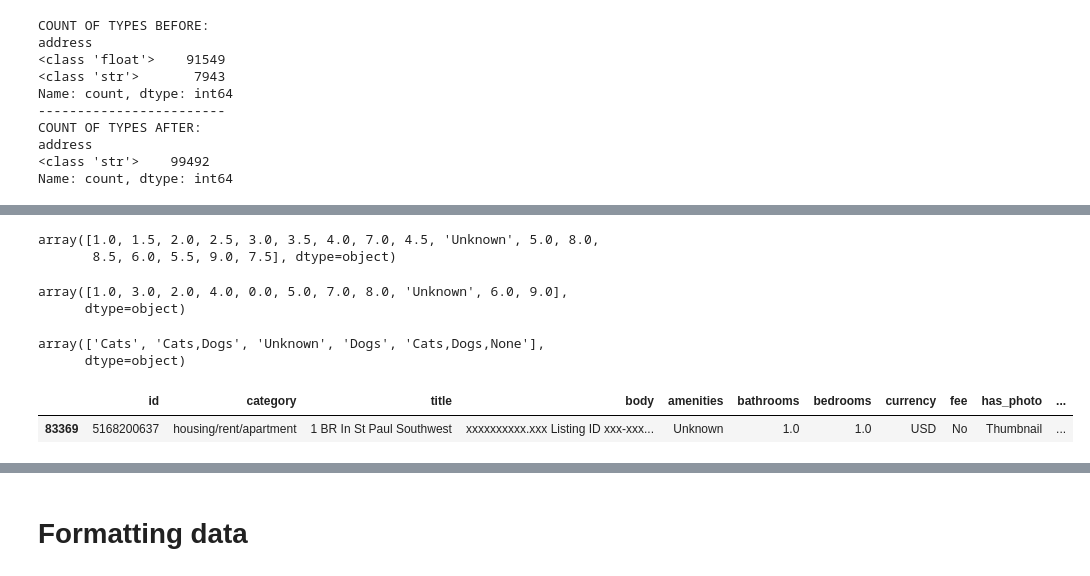
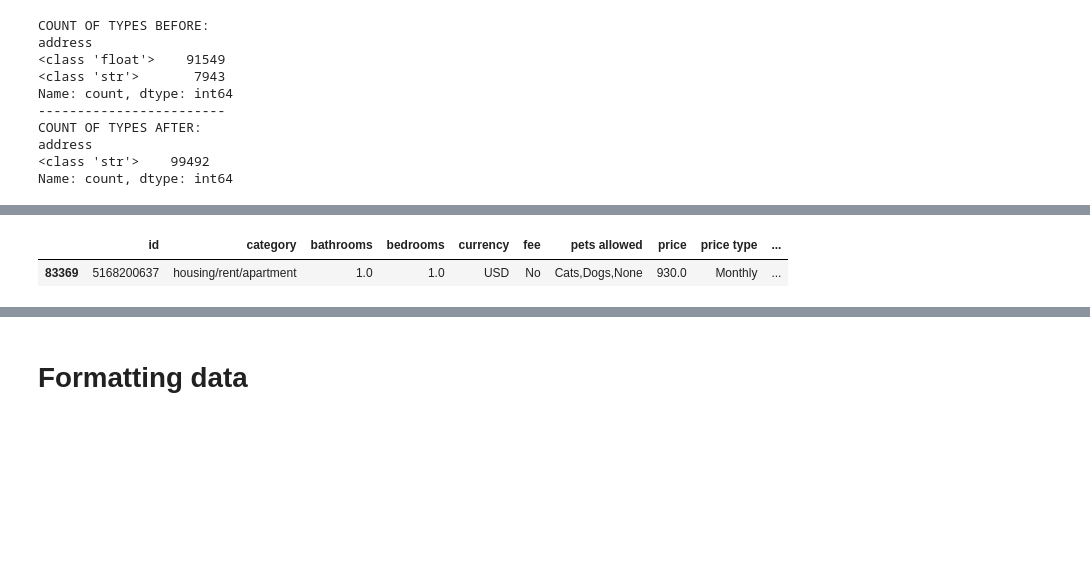
Before and after one commit to tghcb9/dataanalytics-project1-group6, a Jupyter notebook: personal_folders/tyler_work/Data Review.ipynb, the cells around one changed output, grey strips where cells are left out. Saved outputs shown, nothing was run; the diff lists cells and outputs as text; code cells hidden in the pictures; blank space fills up the shorter version.

```diff
--- a/personal_folders/tyler_work/Data Review.ipynb
+++ b/personal_folders/tyler_work/Data Review.ipynb
@@ -65,23 +100,16 @@ data["amenities"] = data["amenities"].fillna("Unknown") # CLEANING
-# %%
-data["bathrooms"] = data["bathrooms"].fillna("Unknown") # CLEANING
-data["bathrooms"].unique()
-# %% [output]
-array([1.0, 1.5, 2.0, 2.5, 3.0, 3.5, 4.0, 7.0, 4.5, 'Unknown', 5.0, 8.0,
-       8.5, 6.0, 5.5, 9.0, 7.5], dtype=object)
-# %%
-data["bedrooms"] = data["bedrooms"].fillna("Unknown") # CLEANING
-data["bedrooms"].unique()
-# %% [output]
-array([1.0, 3.0, 2.0, 4.0, 0.0, 5.0, 7.0, 8.0, 'Unknown', 6.0, 9.0],
-      dtype=object)
-# %%
-data["pets_allowed"] = data["pets_allowed"].fillna("Unknown") # CLEANING
-data["pets_allowed"].unique()
-# %% [output]
-array(['Cats', 'Cats,Dogs', 'Unknown', 'Dogs', 'Cats,Dogs,None'],
-      dtype=object)
+# %%
+data = data.fillna({
+    "bathrooms": "Unknown",
+    "bedrooms": "Unknown",
+    "pets allowed": "Unknown",
+    "price": "Unknown",
+    "city": "Unknown",
+    "state": "Unknown",
+    "latitude": "Unknown",
+    "longitude": "Unknown",
+})
 # %%
- data[data["pets_allowed"] == "Cats,Dogs,None"]
+ data[data["pets allowed"] == "Cats,Dogs,None"]
 # %% [output]
-|  | id | category | title | body | amenities | bathrooms | bedrooms | currency | fee | has_photo | ... |
-| 83369 | 5168200637 | housing/rent/apartment | 1 BR In St Paul Southwest | xxxxxxxxxx.xxx Listing ID xxx-xxx... | Unknown | 1.0 | 1.0 | USD | No | Thumbnail | ... |
+|  | id | category | bathrooms | bedrooms | currency | fee | pets allowed | price | price type | ... |
+| 83369 | 5168200637 | housing/rent/apartment | 1.0 | 1.0 | USD | No | Cats,Dogs,None | 930.0 | Monthly | ... |
```
Also changed, not shown: parts of 27 cells of this notebook, 1 other file.
